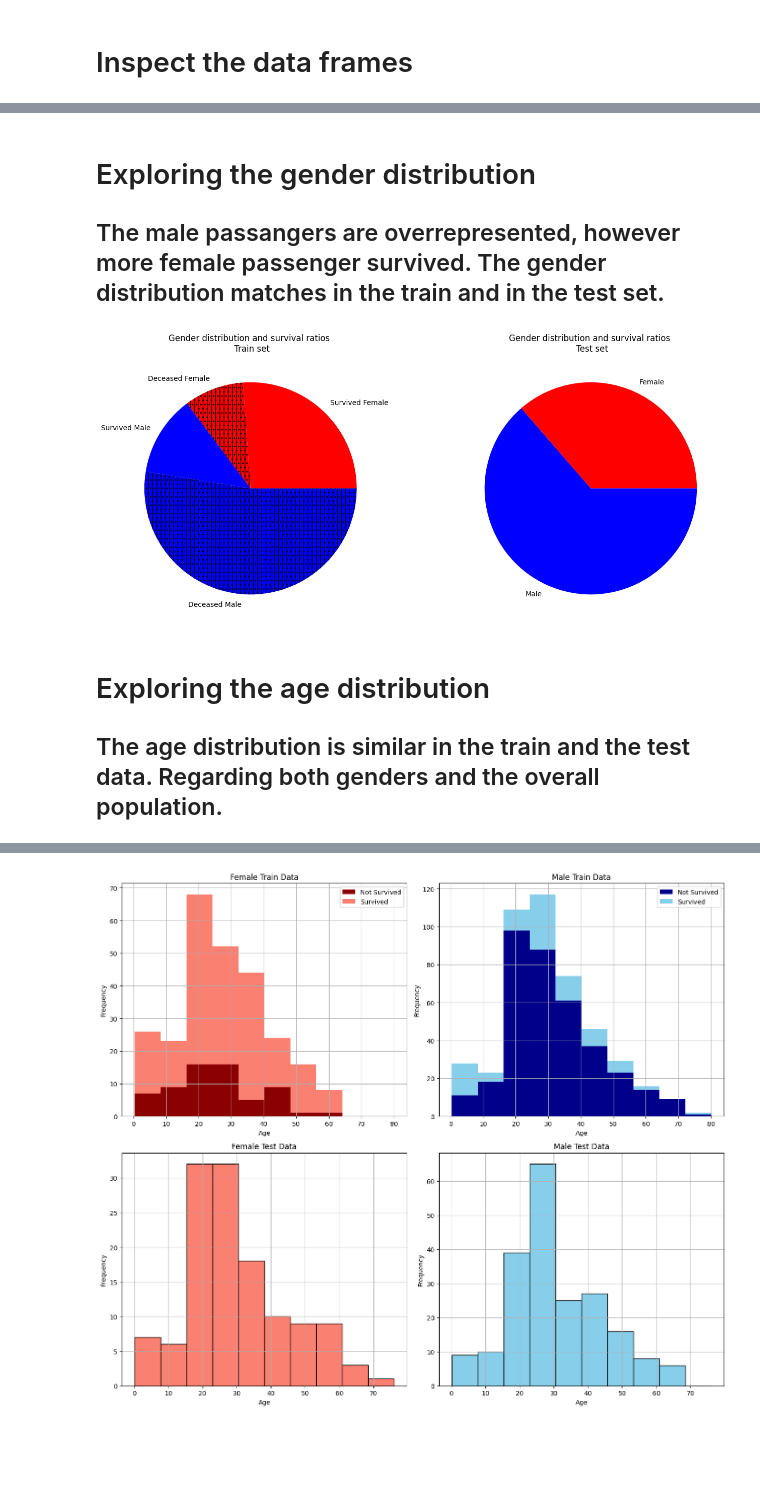
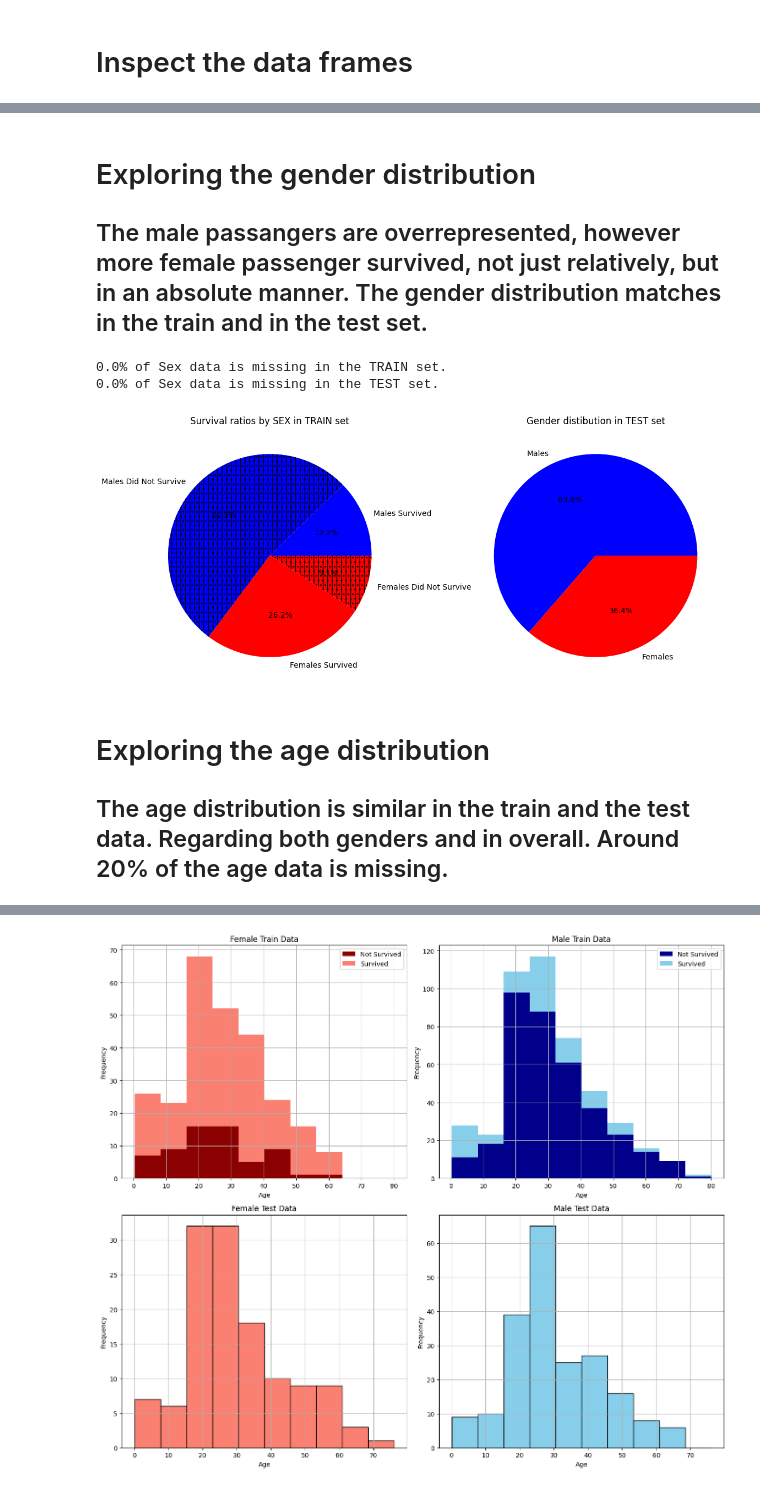
Before and after one commit to ihabram/kaggle-challenges, a Jupyter notebook: Titanic/titanic.ipynb, the cells around one changed output, grey strips where cells are left out. Cells and saved outputs as stored; diff of their text form; code cells hidden in the pictures; blank space fills up the shorter version.

```diff
--- a/Titanic/titanic.ipynb
+++ b/Titanic/titanic.ipynb
@@ -35,36 +44,36 @@ test_data.head()
 # %% [markdown]
 # Exploring the gender distribution
-## The male passangers are overrepresented, however more female passenger survived. The gender distribution matches in the train and in the test set.
+## The male passangers are overrepresented, however more female passenger survived, not just relatively, but in an absolute manner. The gender distribution matches in the train and in the test set.
-# %%
-import matplotlib.pyplot as plt
-
-female = train_data.loc[train_data.Sex == 'female']["Survived"]
-male = train_data.loc[train_data.Sex == 'male']["Survived"]
-
-all_female = len(female)
-all_male = len(male)
-
-dead_female = sum(female)
-dead_male = sum(male)
-
-live_female = all_female - dead_female
-live_male = all_male - dead_male
-
-sizes = [dead_female, live_female, dead_male, live_male]
-labels = ["Survived Female", "Deceased Female", "Survived Male", "Deceased Male"]
-
-female_test = test_data.loc[test_data.Sex == 'female']
-male_test = test_data.loc[test_data.Sex == 'male']
-
-fig, (ax1, ax2) = plt.subplots(1, 2, figsize=(14, 6))
-ax1.pie(sizes, labels=labels, colors=["red", "red", "blue", "blue"], hatch=['', '.||.', '', '.||.'])
-ax1.set_title("Gender distribution and survival ratios \n Train set")
-ax2.pie([len(female_test), len(male_test)], labels=["Female", "Male"], colors=["r", "b"])
-ax2.set_title("Gender distribution and survival ratios \n Test set")
-plt.tight_layout()
-plt.show()
-# %% [output]
-[figure, removed]
+# %%
+import matplotlib.pyplot as plt
+
+fig, axes = plt.subplots(1, 2, figsize=(14, 6))
+
+counts = {
+    'Males Survived': train_data[(train_data['Sex'] == 'male') & (train_data['Survived'] == 1)].shape[0],
+    'Males Did Not Survive': train_data[(train_data['Sex'] == 'male') & (train_data['Survived'] == 0)].shape[0],
+    'Females Survived': train_data[(train_data['Sex'] == 'female') & (train_data['Survived'] == 1)].shape[0],
+    'Females Did Not Survive': train_data[(train_data['Sex'] == 'female') & (train_data['Survived'] == 0)].shape[0]
+}
+
+axes[0].pie(counts.values(), labels=counts.keys(), autopct='%1.1f%%', colors=['b','b','r','r'], hatch=['', '.||.', '', '.||.'])
+axes[0].set_title("Survival ratios by SEX in TRAIN set")
+
+counts = {
+    'Males': test_data[(test_data['Sex'] == 'male')].shape[0],
+    'Females': test_data[(test_data['Sex'] == 'female')].shape[0],
+}
+
+axes[1].pie(counts.values(), labels=counts.keys(), autopct='%1.1f%%', colors=['b','r'])
+axes[1].set_title("Gender distibution in TEST set")
+
+print_missing_ratio("Sex")
+
+plt.show()
+# %% [output]
+0.0% of Sex data is missing in the TRAIN set.
+0.0% of Sex data is missing in the TEST set.
+[figure, added]
 # %% [markdown]
 # Exploring the age distribution
-## The age distribution is similar in the train and the test data. Regarding both genders and the overall population.
+## The age distribution is similar in the train and the test data. Regarding both genders and in overall. Around 20% of the age data is missing.
```
Also changed, not shown: parts of 14 cells of this notebook.
